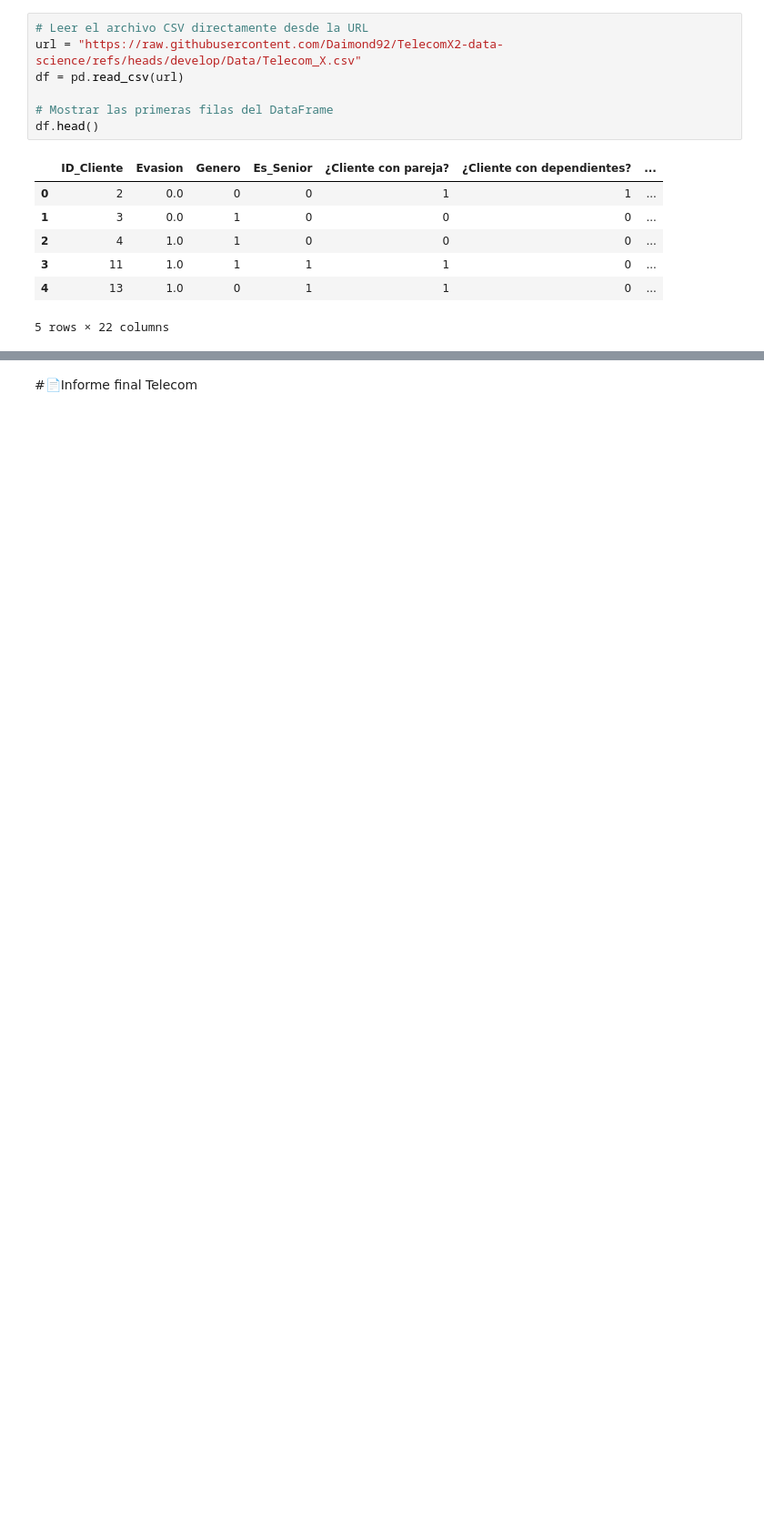
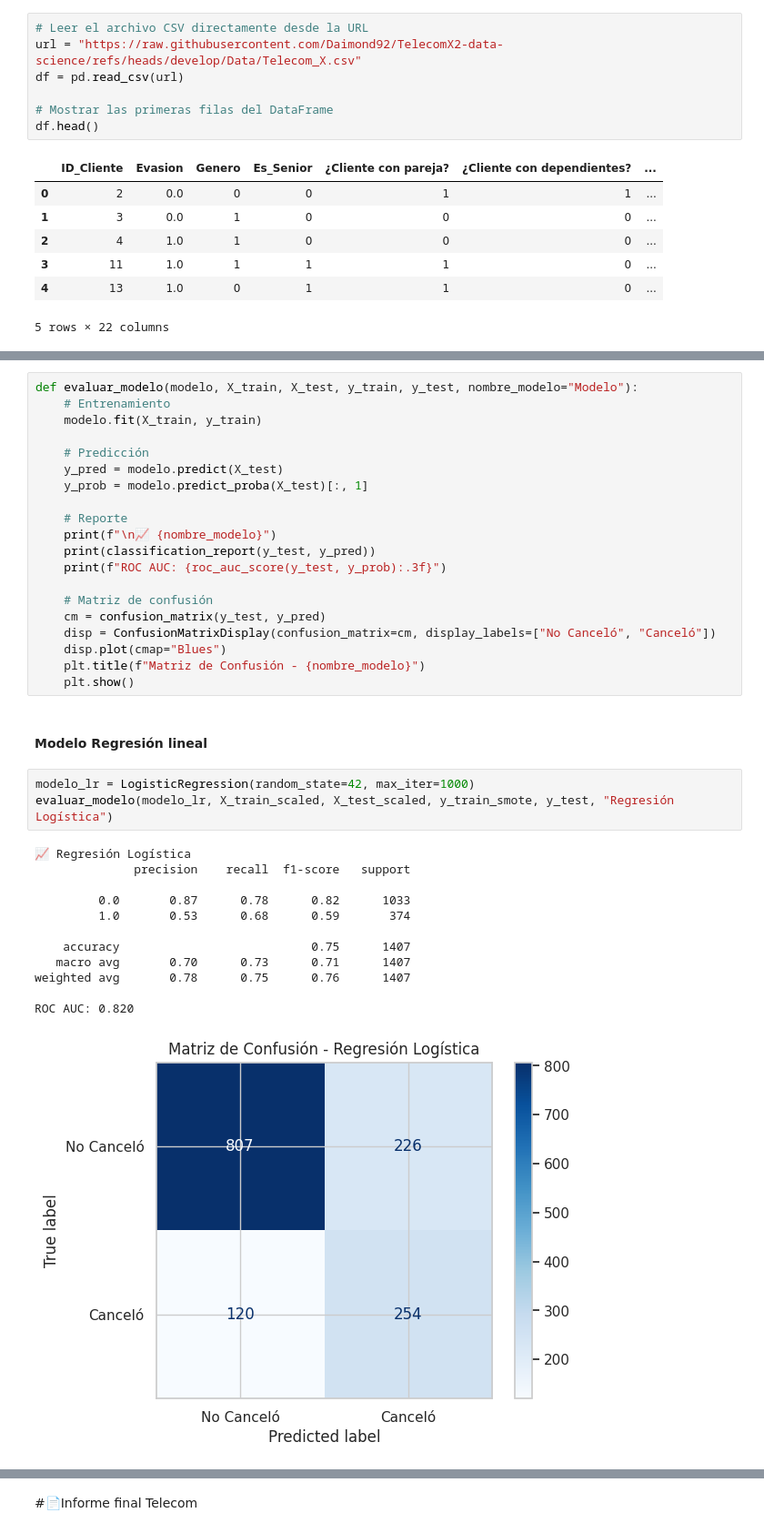
Before and after one commit to Daimond92/TelecomX2-data-science, a Jupyter notebook: Telecom_X.ipynb, the cells around one changed output, grey strips where cells are left out. Shown: that part at 91% size. Drawn from its saved outputs; the diff is of its cells as text; blank space fills up the shorter version.

```diff
--- a/Telecom_X.ipynb
+++ b/Telecom_X.ipynb
@@ -204,0 +196,38 @@ print(f"Redes Neuronales - AUC-ROC: {roc_auc_score(y_test, nn_model.predict_prob
+# %%
+def evaluar_modelo(modelo, X_train, X_test, y_train, y_test, nombre_modelo="Modelo"):
+    # Entrenamiento
+    modelo.fit(X_train, y_train)
+
+    # Predicción
+    y_pred = modelo.predict(X_test)
+    y_prob = modelo.predict_proba(X_test)[:, 1]
+
+    # Reporte
+    print(f"\n📈 {nombre_modelo}")
+    print(classification_report(y_test, y_pred))
+    print(f"ROC AUC: {roc_auc_score(y_test, y_prob):.3f}")
+
+    # Matriz de confusión
+    cm = confusion_matrix(y_test, y_pred)
+    disp = ConfusionMatrixDisplay(confusion_matrix=cm, display_labels=["No Canceló", "Canceló"])
+    disp.plot(cmap="Blues")
+    plt.title(f"Matriz de Confusión - {nombre_modelo}")
+    plt.show()
+# %% [markdown]
+#### Modelo Regresión lineal
+# %%
+modelo_lr = LogisticRegression(random_state=42, max_iter=1000)
+evaluar_modelo(modelo_lr, X_train_scaled, X_test_scaled, y_train_smote, y_test, "Regresión Logística")
+# %% [output]
+📈 Regresión Logística
+              precision    recall  f1-score   support
+
+         0.0       0.87      0.78      0.82      1033
+         1.0       0.53      0.68      0.59       374
+
+    accuracy                           0.75      1407
+   macro avg       0.70      0.73      0.71      1407
+weighted avg       0.78      0.75      0.76      1407
+
+ROC AUC: 0.820
+[figure, added]
```
Also changed, not shown: parts of 54 cells of this notebook.
